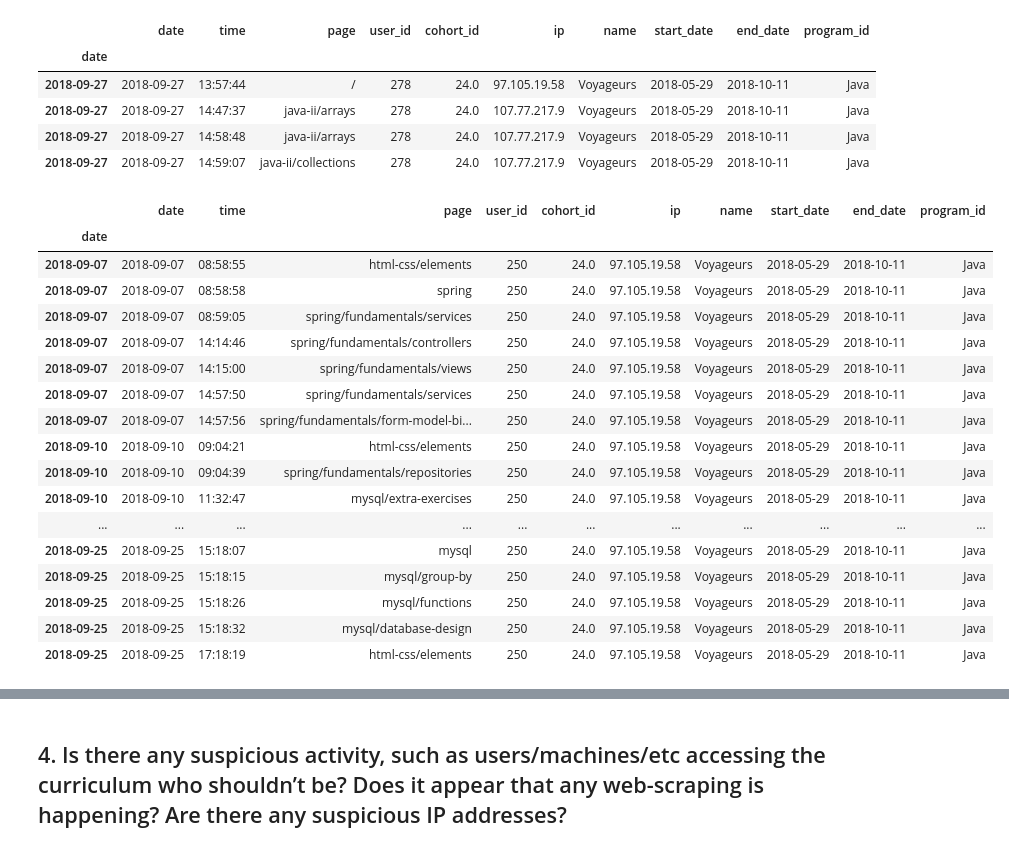
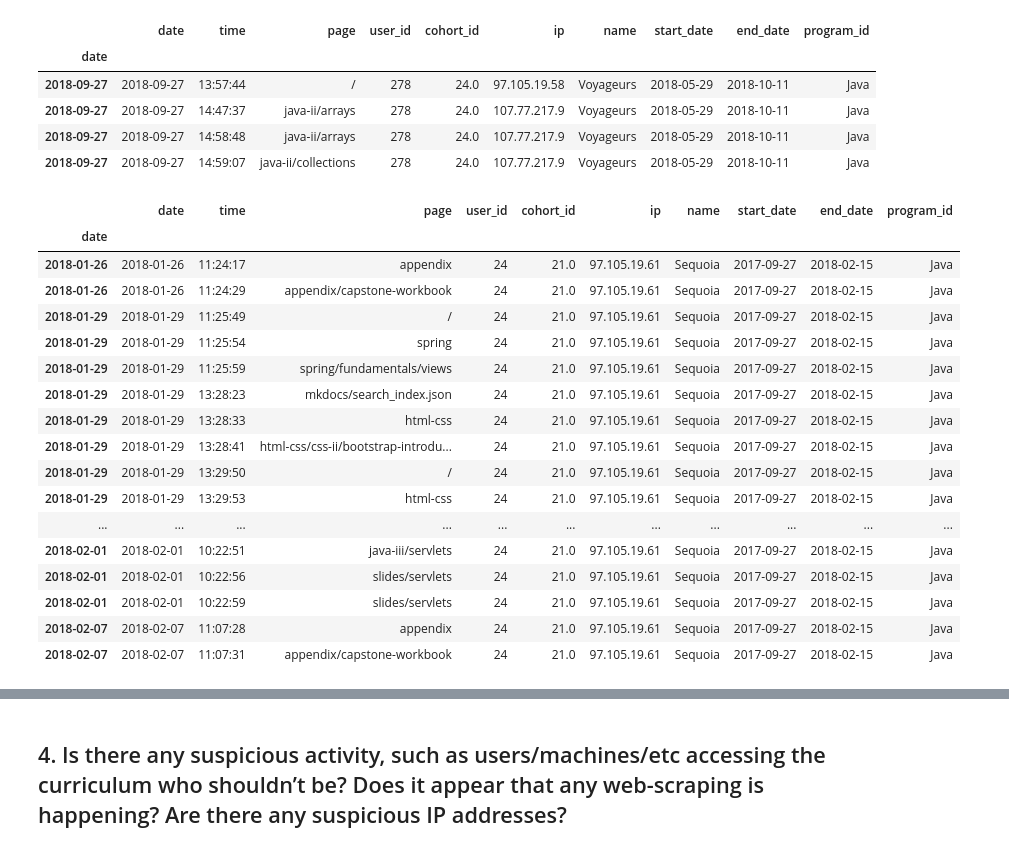
Before and after one commit to Codeup-Mirzakhani-Group1-Project/project-5_anomaly_detection, a Jupyter notebook: mark_project_work.ipynb, the cells around one changed output, grey strips where cells are left out. Drawn from its saved outputs; the diff is of its cells as text; code cells hidden in the pictures.

```diff
--- a/mark_project_work.ipynb
+++ b/mark_project_work.ipynb
@@ -70,6 +84,9 @@ Data columns (total 10 columns):
  9   program_id  900223 non-null  object
 dtypes: datetime64[ns](3), float64(1), int64(1), object(5)
 memory usage: 75.5+ MB
+# %%
+#only look at students
+students = df[df['name'] != 'Staff']
 # %%
-#change df name!
-active_student_access = df.query('start_date < date < end_date')
+#find those who accessed the curriculum during their class
+active_student_access = students.query('start_date < date < end_date')
@@ -125,26 +147,27 @@ active_student_access[active_student_access.user_id == 278]
 | 2018-09-27 | 2018-09-27 | 14:58:48 | java-ii/arrays | 278 | 24.0 | 107.77.217.9 | Voyageurs | 2018-05-29 | 2018-10-11 | Java |
 | 2018-09-27 | 2018-09-27 | 14:59:07 | java-ii/collections | 278 | 24.0 | 107.77.217.9 | Voyageurs | 2018-05-29 | 2018-10-11 | Java |
 # %%
-active_student_access[active_student_access.user_id == 250]
+#test oddities of those who didn't view many times during cohort
+active_student_access[active_student_access.user_id == 24]
 # %% [output]
 |  | date | time | page | user_id | cohort_id | ip | name | start_date | end_date | program_id |
 | date |  |  |  |  |  |  |  |  |  |  |
-| 2018-09-07 | 2018-09-07 | 08:58:55 | html-css/elements | 250 | 24.0 | 97.105.19.58 | Voyageurs | 2018-05-29 | 2018-10-11 | Java |
-| 2018-09-07 | 2018-09-07 | 08:58:58 | spring | 250 | 24.0 | 97.105.19.58 | Voyageurs | 2018-05-29 | 2018-10-11 | Java |
-| 2018-09-07 | 2018-09-07 | 08:59:05 | spring/fundamentals/services | 250 | 24.0 | 97.105.19.58 | Voyageurs | 2018-05-29 | 2018-10-11 | Java |
-| 2018-09-07 | 2018-09-07 | 14:14:46 | spring/fundamentals/controllers | 250 | 24.0 | 97.105.19.58 | Voyageurs | 2018-05-29 | 2018-10-11 | Java |
-| 2018-09-07 | 2018-09-07 | 14:15:00 | spring/fundamentals/views | 250 | 24.0 | 97.105.19.58 | Voyageurs | 2018-05-29 | 2018-10-11 | Java |
-| 2018-09-07 | 2018-09-07 | 14:57:50 | spring/fundamentals/services | 250 | 24.0 | 97.105.19.58 | Voyageurs | 2018-05-29 | 2018-10-11 | Java |
-| 2018-09-07 | 2018-09-07 | 14:57:56 | spring/fundamentals/form-model-bi... | 250 | 24.0 | 97.105.19.58 | Voyageurs | 2018-05-29 | 2018-10-11 | Java |
-| 2018-09-10 | 2018-09-10 | 09:04:21 | html-css/elements | 250 | 24.0 | 97.105.19.58 | Voyageurs | 2018-05-29 | 2018-10-11 | Java |
-| 2018-09-10 | 2018-09-10 | 09:04:39 | spring/fundamentals/repositories | 250 | 24.0 | 97.105.19.58 | Voyageurs | 2018-05-29 | 2018-10-11 | Java |
-| 2018-09-10 | 2018-09-10 | 11:32:47 | mysql/extra-exercises | 250 | 24.0 | 97.105.19.58 | Voyageurs | 2018-05-29 | 2018-10-11 | Java |
+| 2018-01-26 | 2018-01-26 | 11:24:17 | appendix | 24 | 21.0 | 97.105.19.61 | Sequoia | 2017-09-27 | 2018-02-15 | Java |
+| 2018-01-26 | 2018-01-26 | 11:24:29 | appendix/capstone-workbook | 24 | 21.0 | 97.105.19.61 | Sequoia | 2017-09-27 | 2018-02-15 | Java |
+| 2018-01-29 | 2018-01-29 | 11:25:49 | / | 24 | 21.0 | 97.105.19.61 | Sequoia | 2017-09-27 | 2018-02-15 | Java |
+| 2018-01-29 | 2018-01-29 | 11:25:54 | spring | 24 | 21.0 | 97.105.19.61 | Sequoia | 2017-09-27 | 2018-02-15 | Java |
+| 2018-01-29 | 2018-01-29 | 11:25:59 | spring/fundamentals/views | 24 | 21.0 | 97.105.19.61 | Sequoia | 2017-09-27 | 2018-02-15 | Java |
+| 2018-01-29 | 2018-01-29 | 13:28:23 | mkdocs/search_index.json | 24 | 21.0 | 97.105.19.61 | Sequoia | 2017-09-27 | 2018-02-15 | Java |
+| 2018-01-29 | 2018-01-29 | 13:28:33 | html-css | 24 | 21.0 | 97.105.19.61 | Sequoia | 2017-09-27 | 2018-02-15 | Java |
+| 2018-01-29 | 2018-01-29 | 13:28:41 | html-css/css-ii/bootstrap-introdu... | 24 | 21.0 | 97.105.19.61 | Sequoia | 2017-09-27 | 2018-02-15 | Java |
+| 2018-01-29 | 2018-01-29 | 13:29:50 | / | 24 | 21.0 | 97.105.19.61 | Sequoia | 2017-09-27 | 2018-02-15 | Java |
+| 2018-01-29 | 2018-01-29 | 13:29:53 | html-css | 24 | 21.0 | 97.105.19.61 | Sequoia | 2017-09-27 | 2018-02-15 | Java |
 | ... | ... | ... | ... | ... | ... | ... | ... | ... | ... | ... |
-| 2018-09-25 | 2018-09-25 | 15:18:07 | mysql | 250 | 24.0 | 97.105.19.58 | Voyageurs | 2018-05-29 | 2018-10-11 | Java |
-| 2018-09-25 | 2018-09-25 | 15:18:15 | mysql/group-by | 250 | 24.0 | 97.105.19.58 | Voyageurs | 2018-05-29 | 2018-10-11 | Java |
-| 2018-09-25 | 2018-09-25 | 15:18:26 | mysql/functions | 250 | 24.0 | 97.105.19.58 | Voyageurs | 2018-05-29 | 2018-10-11 | Java |
-| 2018-09-25 | 2018-09-25 | 15:18:32 | mysql/database-design | 250 | 24.0 | 97.105.19.58 | Voyageurs | 2018-05-29 | 2018-10-11 | Java |
-| 2018-09-25 | 2018-09-25 | 17:18:19 | html-css/elements | 250 | 24.0 | 97.105.19.58 | Voyageurs | 2018-05-29 | 2018-10-11 | Java |
+| 2018-02-01 | 2018-02-01 | 10:22:51 | java-iii/servlets | 24 | 21.0 | 97.105.19.61 | Sequoia | 2017-09-27 | 2018-02-15 | Java |
+| 2018-02-01 | 2018-02-01 | 10:22:56 | slides/servlets | 24 | 21.0 | 97.105.19.61 | Sequoia | 2017-09-27 | 2018-02-15 | Java |
+| 2018-02-01 | 2018-02-01 | 10:22:59 | slides/servlets | 24 | 21.0 | 97.105.19.61 | Sequoia | 2017-09-27 | 2018-02-15 | Java |
+| 2018-02-07 | 2018-02-07 | 11:07:28 | appendix | 24 | 21.0 | 97.105.19.61 | Sequoia | 2017-09-27 | 2018-02-15 | Java |
+| 2018-02-07 | 2018-02-07 | 11:07:31 | appendix/capstone-workbook | 24 | 21.0 | 97.105.19.61 | Sequoia | 2017-09-27 | 2018-02-15 | Java |
 # %%
 #24 seems to have completed the course but barely looked at the curriculum - Java
 
```
Also changed, not shown: parts of 40 cells of this notebook.
